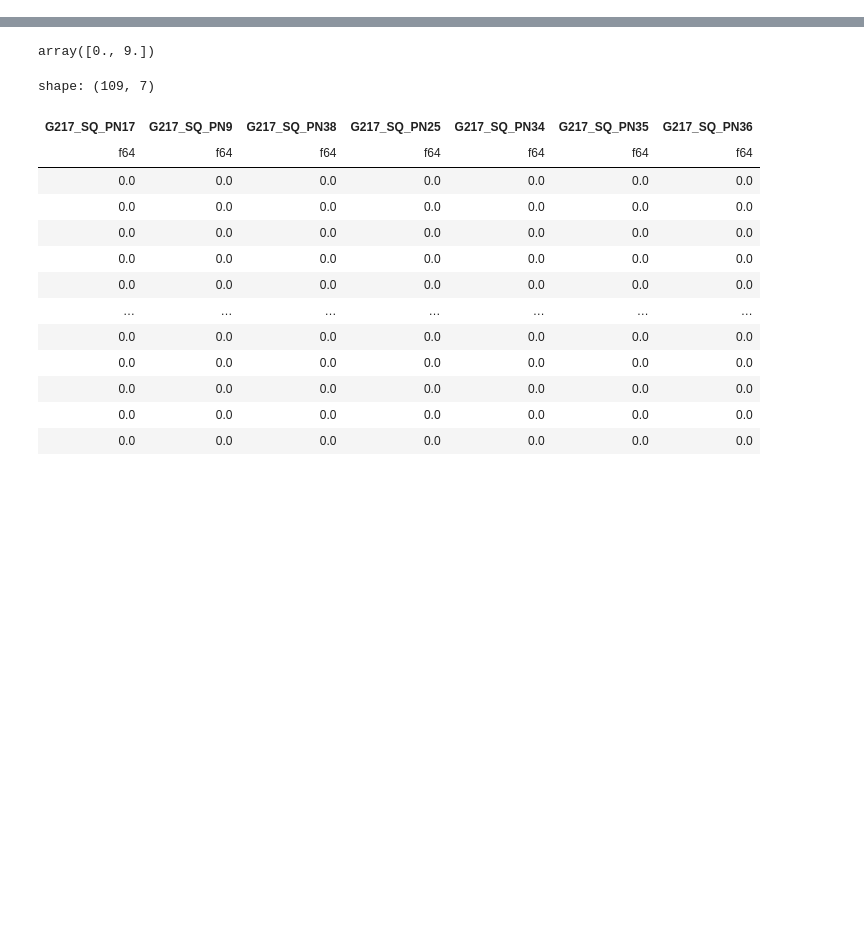
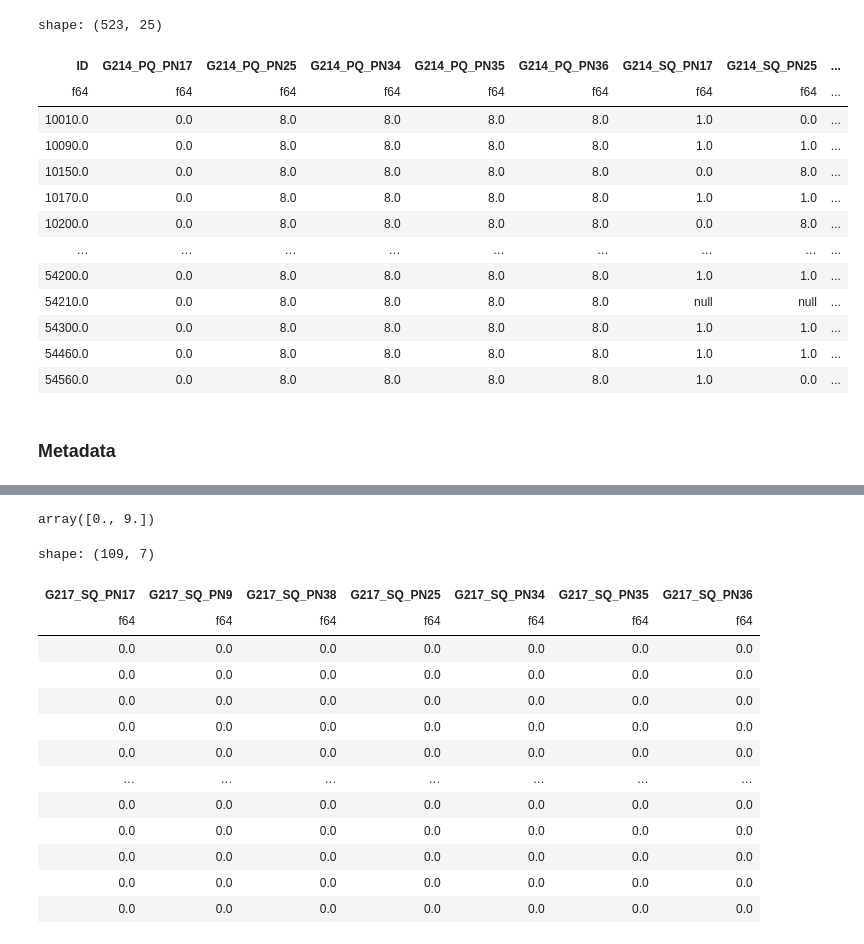
Before and after one commit to matt-humphrey/rs-pain, a Jupyter notebook: nbs/01_test.ipynb, the cells around one changed output, grey strips where cells are left out. Cells and saved outputs as stored; diff of their text form; code cells hidden in the pictures; blank space fills up the shorter version.

```diff
--- a/nbs/01_test.ipynb
+++ b/nbs/01_test.ipynb
@@ -17,5 +39,5 @@ datasets = [
 ]
 # %%
 dataframes, metadata = read_and_filter_data(datasets)
-merged_df = combine_dataframes(dataframes)
-merged_meta = merge_dictionaries(metadata)
+df = combine_dataframes(dataframes)
+meta = merge_dictionaries(metadata)
@@ -40,3 +43,0 @@ shape: (84, 4)
-# %%
-d = datasets[2]
-df, meta = d.load_data(data_dir)
@@ -42,0 +121,2 @@ df, meta = d.load_data(data_dir)
+# %%
+test = df.clone().collect()
@@ -42,0 +134,3 @@ df, meta = d.load_data(data_dir)
+# %%
+test.filter(test["G214_PQ_PN17"] == 0)
+# %% [output]
@@ -42,0 +138,16 @@ df, meta = d.load_data(data_dir)
+shape: (523, 25)
+| ID | G214_PQ_PN17 | G214_PQ_PN25 | G214_PQ_PN34 | G214_PQ_PN35 | G214_PQ_PN36 | G214_SQ_PN17 | G214_SQ_PN25 | ... |
+| f64 | f64 | f64 | f64 | f64 | f64 | f64 | f64 | ... |
+| 10010.0 | 0.0 | 8.0 | 8.0 | 8.0 | 8.0 | 1.0 | 0.0 | ... |
+| 10090.0 | 0.0 | 8.0 | 8.0 | 8.0 | 8.0 | 1.0 | 1.0 | ... |
+| 10150.0 | 0.0 | 8.0 | 8.0 | 8.0 | 8.0 | 0.0 | 8.0 | ... |
+| 10170.0 | 0.0 | 8.0 | 8.0 | 8.0 | 8.0 | 1.0 | 1.0 | ... |
+| 10200.0 | 0.0 | 8.0 | 8.0 | 8.0 | 8.0 | 0.0 | 8.0 | ... |
+| … | … | … | … | … | … | … | … | ... |
+| 54200.0 | 0.0 | 8.0 | 8.0 | 8.0 | 8.0 | 1.0 | 1.0 | ... |
+| 54210.0 | 0.0 | 8.0 | 8.0 | 8.0 | 8.0 | null | null | ... |
+| 54300.0 | 0.0 | 8.0 | 8.0 | 8.0 | 8.0 | 1.0 | 1.0 | ... |
+| 54460.0 | 0.0 | 8.0 | 8.0 | 8.0 | 8.0 | 1.0 | 1.0 | ... |
+| 54560.0 | 0.0 | 8.0 | 8.0 | 8.0 | 8.0 | 1.0 | 0.0 | ... |
+# %% [markdown]
+### Metadata
```
Also changed, not shown: parts of 41 cells of this notebook, 1 other file.
